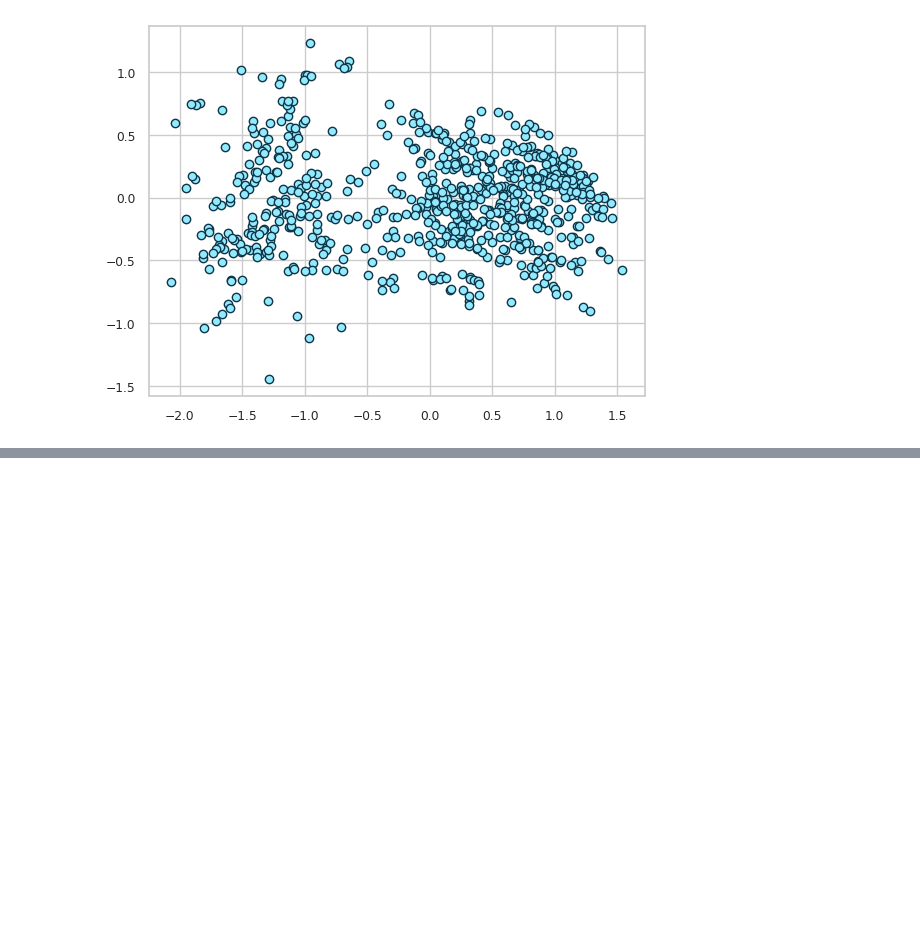
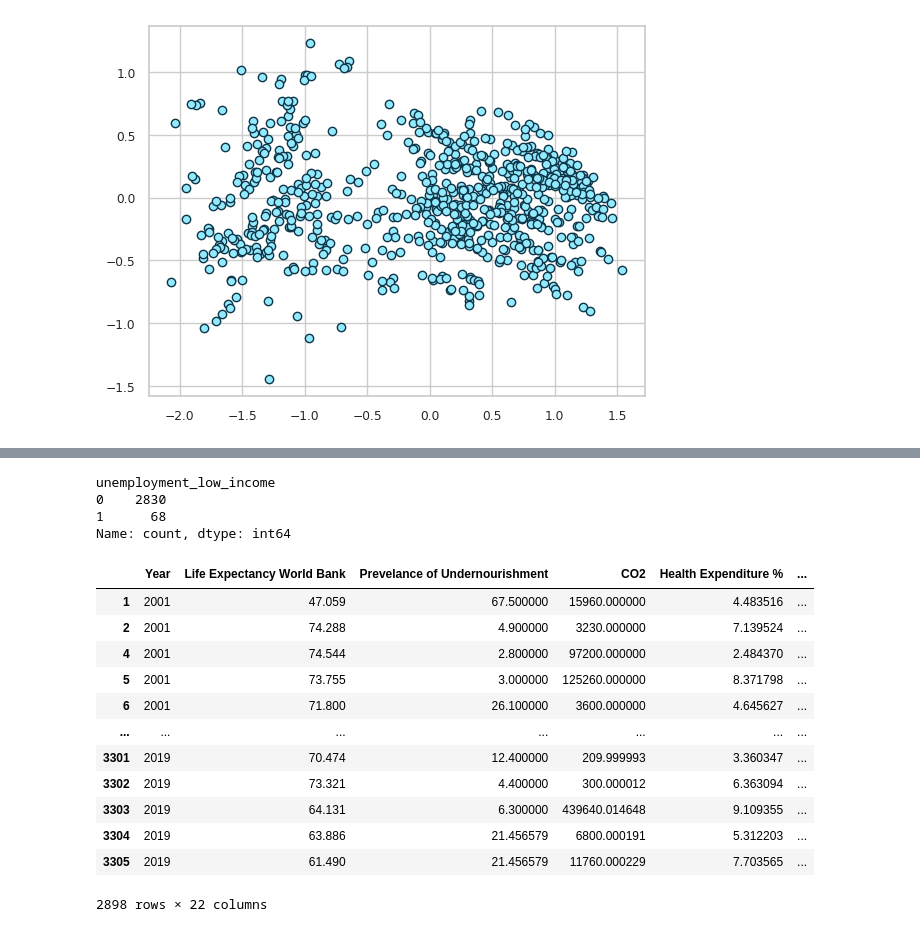
Before and after one commit to William-CCS96/linear_regression_life_expectancy_and_socioeconomic, a Jupyter notebook: notebooks/0.0-linear_regression_life_expectancy_and_socioeconomic-introduction.ipynb, the cells around one changed output, grey strips where cells are left out. Saved outputs shown, nothing was run; the diff lists cells and outputs as text; code cells hidden in the pictures; blank space fills up the shorter version.

```diff
--- a/notebooks/0.0-linear_regression_life_expectancy_and_socioeconomic-introduction.ipynb
+++ b/notebooks/0.0-linear_regression_life_expectancy_and_socioeconomic-introduction.ipynb
@@ -648,0 +661,27 @@ check_residuals (y_test, y_pred)
+# %%
+df_test = df_clean.copy()
+mean_unemployment = df_test["Unemployment"].mean()
+
+df_test["unemployment_low_income"] =   np.where((df_test["Unemployment"] >= mean_unemployment) & (df_test["IncomeGroup_Low income"] == 1), 1, 0)
+df_test["unemployment_low_income"].value_counts()
+# %% [output]
+unemployment_low_income
+0    2830
+1      68
+Name: count, dtype: int64
+# %%
+df_test
+# %% [output]
+|  | Year | Life Expectancy World Bank | Prevelance of Undernourishment | CO2 | Health Expenditure % | ... |
+| 1 | 2001 | 47.059 | 67.500000 | 15960.000000 | 4.483516 | ... |
+| 2 | 2001 | 74.288 | 4.900000 | 3230.000000 | 7.139524 | ... |
+| 4 | 2001 | 74.544 | 2.800000 | 97200.000000 | 2.484370 | ... |
+| 5 | 2001 | 73.755 | 3.000000 | 125260.000000 | 8.371798 | ... |
+| 6 | 2001 | 71.800 | 26.100000 | 3600.000000 | 4.645627 | ... |
+| ... | ... | ... | ... | ... | ... | ... |
+| 3301 | 2019 | 70.474 | 12.400000 | 209.999993 | 3.360347 | ... |
+| 3302 | 2019 | 73.321 | 4.400000 | 300.000012 | 6.363094 | ... |
+| 3303 | 2019 | 64.131 | 6.300000 | 439640.014648 | 9.109355 | ... |
+| 3304 | 2019 | 63.886 | 21.456579 | 6800.000191 | 5.312203 | ... |
+| 3305 | 2019 | 61.490 | 21.456579 | 11760.000229 | 7.703565 | ... |
+2898 rows × 22 columns
```
Also changed, not shown: parts of 11 cells of this notebook, 2 other files.
